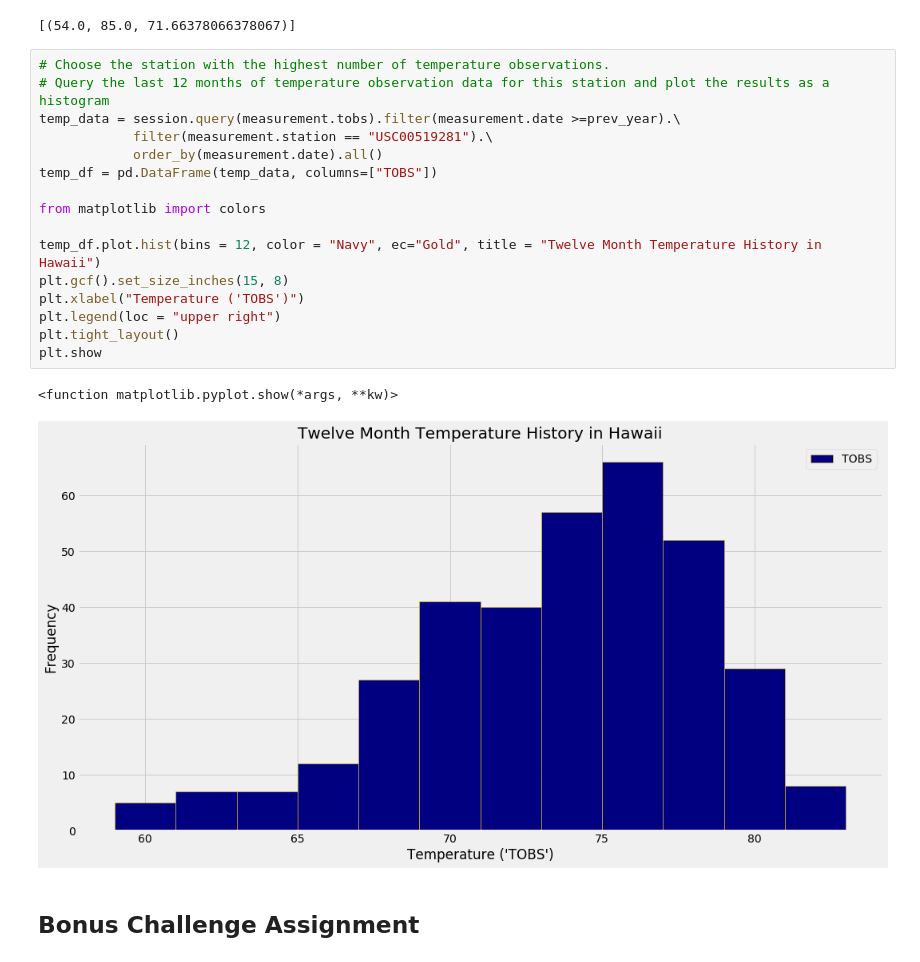
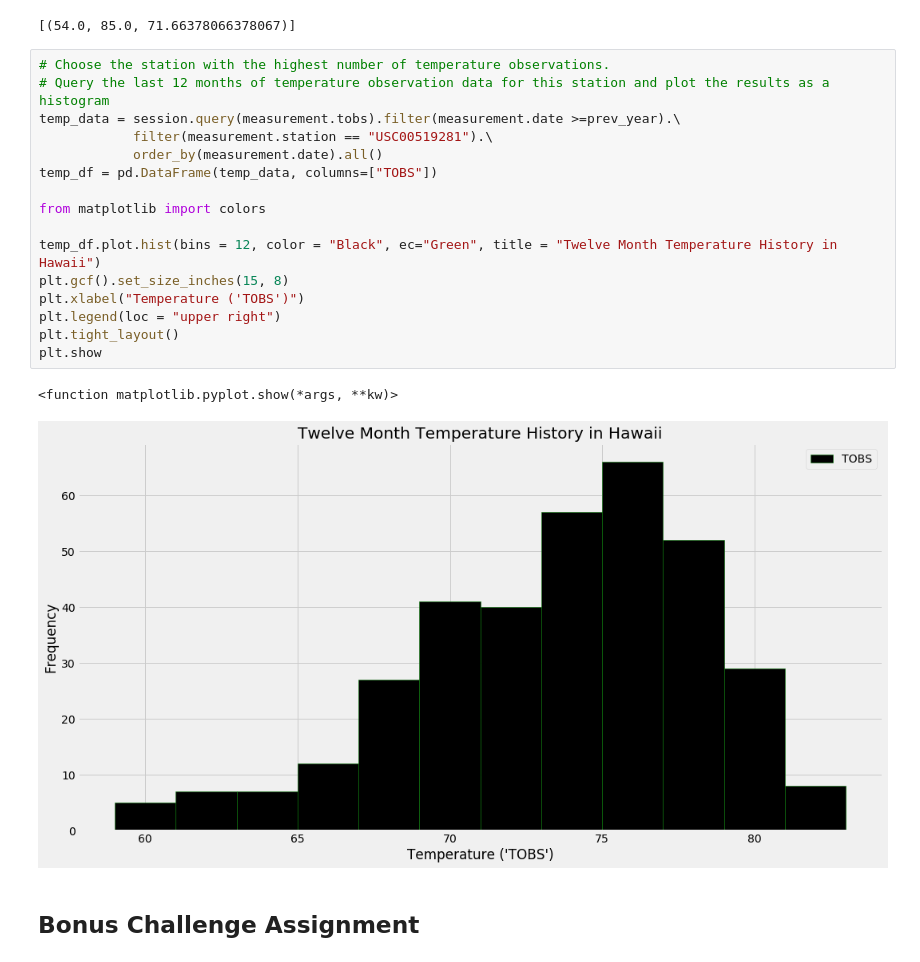
Before and after one commit to Kthomas09/sqlalchemy-challenge, a Jupyter notebook: climate_starter.ipynb, the cells around one changed output. Cells and saved outputs as stored; diff of their text form.

```diff
--- a/climate_starter.ipynb
+++ b/climate_starter.ipynb
@@ -111,22 +110,22 @@ select_query
 # %%
 # Choose the station with the highest number of temperature observations.
 # Query the last 12 months of temperature observation data for this station and plot the results as a histogram
 temp_data = session.query(measurement.tobs).filter(measurement.date >=prev_year).\
             filter(measurement.station == "USC00519281").\
             order_by(measurement.date).all()
 temp_df = pd.DataFrame(temp_data, columns=["TOBS"])
 
 from matplotlib import colors
 
-temp_df.plot.hist(bins = 12, color = "Navy", ec="Gold", title = "Twelve Month Temperature History in Hawaii")
+temp_df.plot.hist(bins = 12, color = "Black", ec="Green", title = "Twelve Month Temperature History in Hawaii")
 plt.gcf().set_size_inches(15, 8)
 plt.xlabel("Temperature ('TOBS')")
 plt.legend(loc = "upper right")
 plt.tight_layout()
 plt.show
 # %% [output]
 <function matplotlib.pyplot.show(*args, **kw)>
-[figure, old version]
+[figure, new version]
 # %% [markdown]
 ## Bonus Challenge Assignment
 # %%
```
Also changed, not shown: parts of 2 cells of this notebook.
